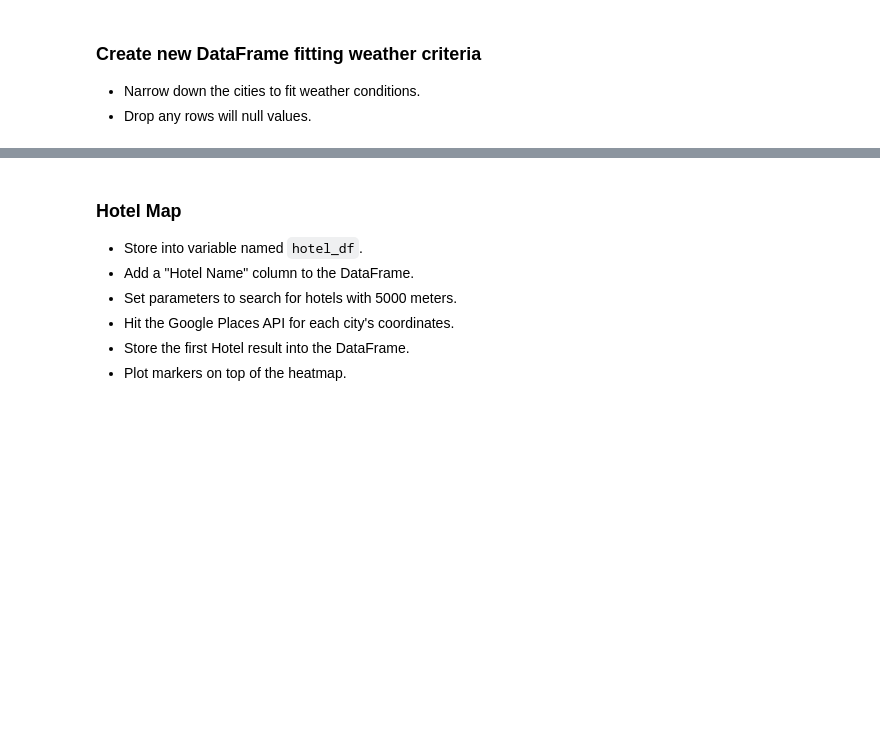
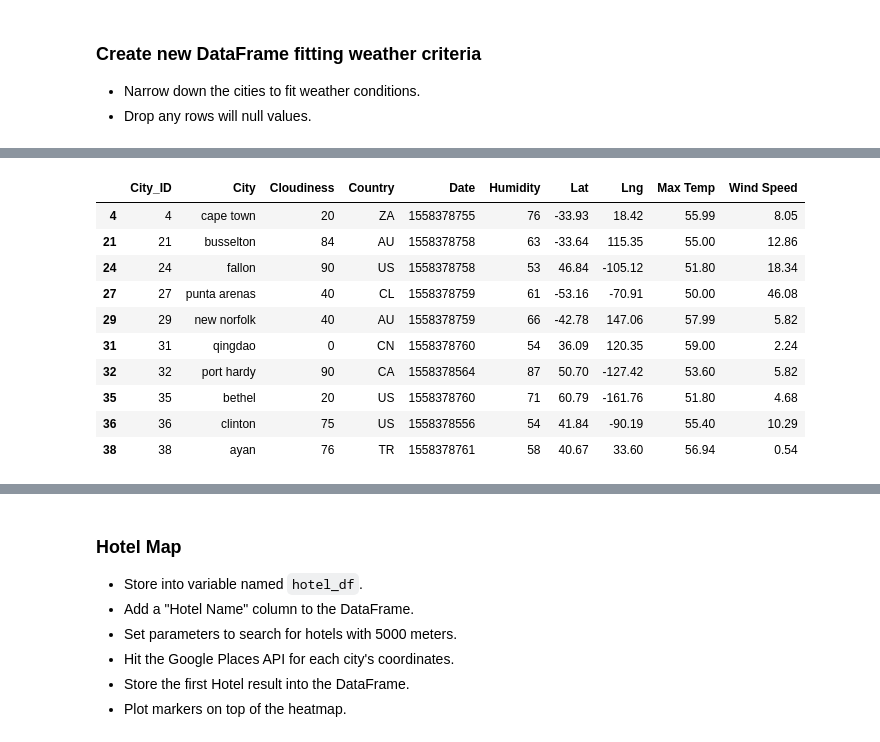
Before and after one commit to AsfiaKhatoon/Python-api-challenge, a Jupyter notebook: VacationPy/VacationPy.ipynb, the cells around one changed output, grey strips where cells are left out. Cells and saved outputs as stored; diff of their text form; code cells hidden in the pictures; blank space fills up the shorter version.

```diff
--- a/VacationPy/VacationPy.ipynb
+++ b/VacationPy/VacationPy.ipynb
@@ -42,0 +124,5 @@ SyntaxError: invalid syntax (Temp/ipykernel_16760/2070983529.py, line 5)
+# %%
+#load csv into dataframe
+load_csv = "cities.csv"
+city_df = pd.read_csv(load_csv)
+city_df.head()
@@ -42,0 +136,20 @@ SyntaxError: invalid syntax (Temp/ipykernel_16760/2070983529.py, line 5)
+# %%
+min_temp = 50
+max_temp = 60
+# %%
+# Filter the dataset to find the cities that fit the criteria.
+preferred_cities_df = city_df.loc[(city_df["Max Temp"] <= max_temp) & \
+                                       (city_df["Max Temp"] >= min_temp)]
+preferred_cities_df.head(10)
+# %% [output]
+|  | City_ID | City | Cloudiness | Country | Date | Humidity | Lat | Lng | Max Temp | Wind Speed |
+| 4 | 4 | cape town | 20 | ZA | 1558378755 | 76 | -33.93 | 18.42 | 55.99 | 8.05 |
+| 21 | 21 | busselton | 84 | AU | 1558378758 | 63 | -33.64 | 115.35 | 55.00 | 12.86 |
+| 24 | 24 | fallon | 90 | US | 1558378758 | 53 | 46.84 | -105.12 | 51.80 | 18.34 |
+| 27 | 27 | punta arenas | 40 | CL | 1558378759 | 61 | -53.16 | -70.91 | 50.00 | 46.08 |
+| 29 | 29 | new norfolk | 40 | AU | 1558378759 | 66 | -42.78 | 147.06 | 57.99 | 5.82 |
+| 31 | 31 | qingdao | 0 | CN | 1558378760 | 54 | 36.09 | 120.35 | 59.00 | 2.24 |
+| 32 | 32 | port hardy | 90 | CA | 1558378564 | 87 | 50.70 | -127.42 | 53.60 | 5.82 |
+| 35 | 35 | bethel | 20 | US | 1558378760 | 71 | 60.79 | -161.76 | 51.80 | 4.68 |
+| 36 | 36 | clinton | 75 | US | 1558378556 | 54 | 41.84 | -90.19 | 55.40 | 10.29 |
+| 38 | 38 | ayan | 76 | TR | 1558378761 | 58 | 40.67 | 33.60 | 56.94 | 0.54 |
```
Also changed, not shown: parts of 19 cells of this notebook, 2 other files.
